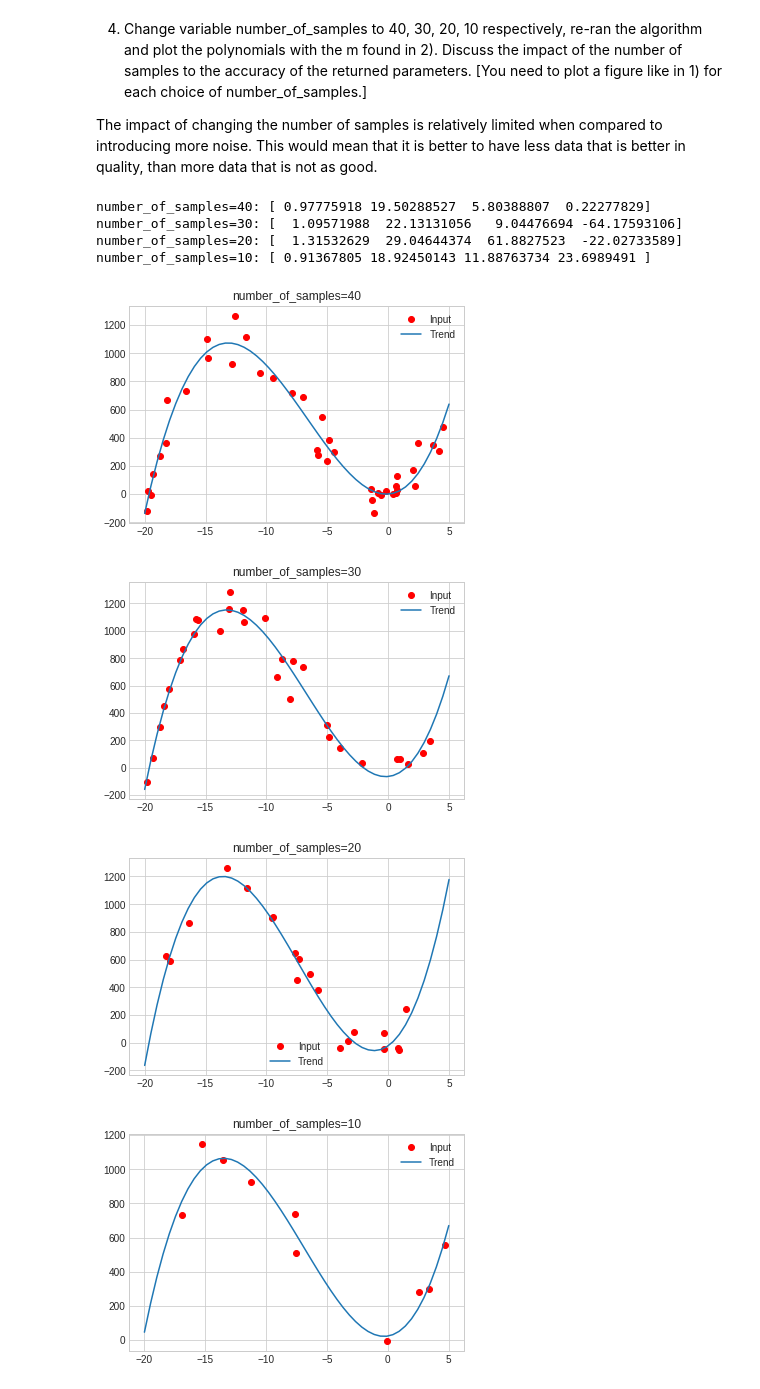
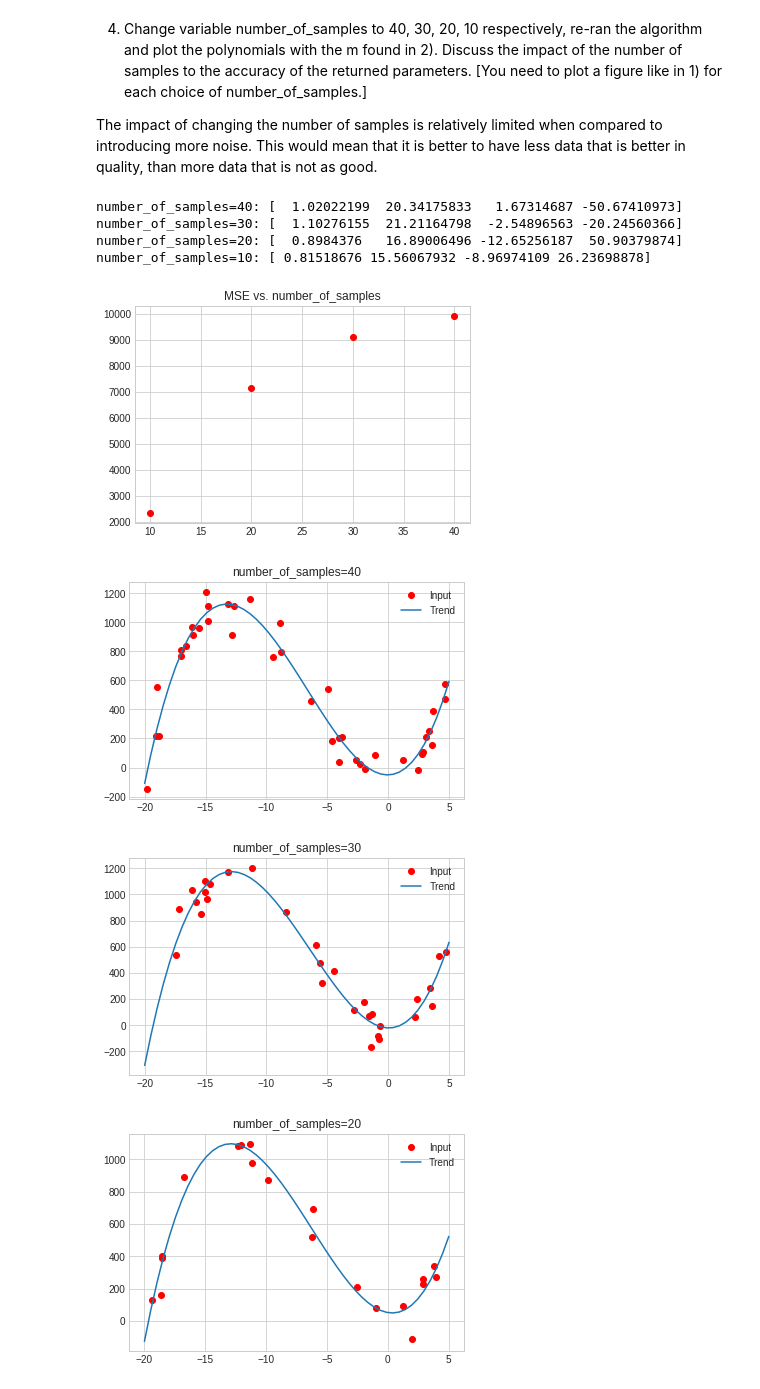
Before and after one commit to zildj/CPE695-Applied-Machine-Learning, a Jupyter notebook: HW1.ipynb, the cells around one changed output. Drawn from its saved outputs; the diff is of its cells as text; code cells hidden in the pictures.

```diff
--- a/HW1.ipynb
+++ b/HW1.ipynb
@@ -41,6 +41,8 @@ noise_scale = 100
 number_of_samples = 50
 x = 25*(np.random.rand(number_of_samples, 1) - 0.8)
 y = 5 * x + 20 * x**2 + 1 * x**3 + noise_scale*np.random.randn(number_of_samples, 1)
+plt.figure(0)
+plt.title(f'MSE vs. Order M')
 
 for i in range(1, 9):
   plt.figure(i)
@@ -55,4 +57,7 @@ for i in range(1, 9):
   plt.plot(t, np.polyval(trend, t), label='Trend')
   plt.title(f'M={i}')
   plt.legend()
+  mse = ((y - np.polyval(trend,x))**2).mean(axis=0)
+  plt.figure(0)
+  plt.plot(i, mse, 'ro')
 # %% [output]
@@ -88,6 +94,9 @@ import matplotlib
 
 plt.style.use('seaborn-whitegrid')
 import numpy as np
+
+plt.figure(0)
+plt.title(f'MSE vs. noise_scale')
 
 for i in [150, 200, 400, 600, 1000]:
   plt.figure(i)
@@ -105,4 +114,7 @@ for i in [150, 200, 400, 600, 1000]:
   plt.plot(t, np.polyval(trend, t), label='Trend')
   plt.title(f'noise_scale={i}')
   plt.legend()
+  mse = ((y - np.polyval(trend,x))**2).mean(axis=0)
+  plt.figure(0)
+  plt.plot(i, mse, 'ro')
 # %% [output]
@@ -123,32 +136,38 @@ The impact of changing the number of samples is relatively limited when compared
 # %%
 import matplotlib.pyplot as plt
 import matplotlib
 
 plt.style.use('seaborn-whitegrid')
 import numpy as np
+
+plt.figure(0)
+plt.title(f'MSE vs. number_of_samples')
 
 for i in [40, 30, 20, 10]:
   plt.figure(i)
   noise_scale = 100
   x = 25*(np.random.rand(i, 1) - 0.8)
   y = 5 * x + 20 * x**2 + 1 * x**3 + noise_scale*np.random.randn(i, 1)
   plt.plot(x,y,'ro', label='Input')
 
   x = x.ravel()
   y = y.ravel()
   t = np.linspace(-20,5)
 
   trend = np.polyfit(x,y,3)
   print(f'number_of_samples={i}: {trend}')
   plt.plot(t, np.polyval(trend, t), label='Trend')
   plt.title(f'number_of_samples={i}')
   plt.legend()
+  mse = ((y - np.polyval(trend,x))**2).mean(axis=0)
+  plt.figure(0)
+  plt.plot(i, mse, 'ro')
 # %% [output]
-number_of_samples=40: [ 0.97775918 19.50288527  5.80388807  0.22277829]
-number_of_samples=30: [  1.09571988  22.13131056   9.04476694 -64.17593106]
-number_of_samples=20: [  1.31532629  29.04644374  61.8827523  -22.02733589]
-number_of_samples=10: [ 0.91367805 18.92450143 11.88763734 23.6989491 ]
+number_of_samples=40: [  1.02022199  20.34175833   1.67314687 -50.67410973]
+number_of_samples=30: [  1.10276155  21.21164798  -2.54896563 -20.24560366]
+number_of_samples=20: [  0.8984376   16.89006496 -12.65256187  50.90379874]
+number_of_samples=10: [ 0.81518676 15.56067932 -8.96974109 26.23698878]
-[figure, old version]
+[figure, new version]
-[figure, old version]
+[figure, new version]
-[figure, old version]
+[figure, new version]
-[figure, old version]
+[figure, new version]
```
Also changed, not shown: parts of 4 cells of this notebook.
